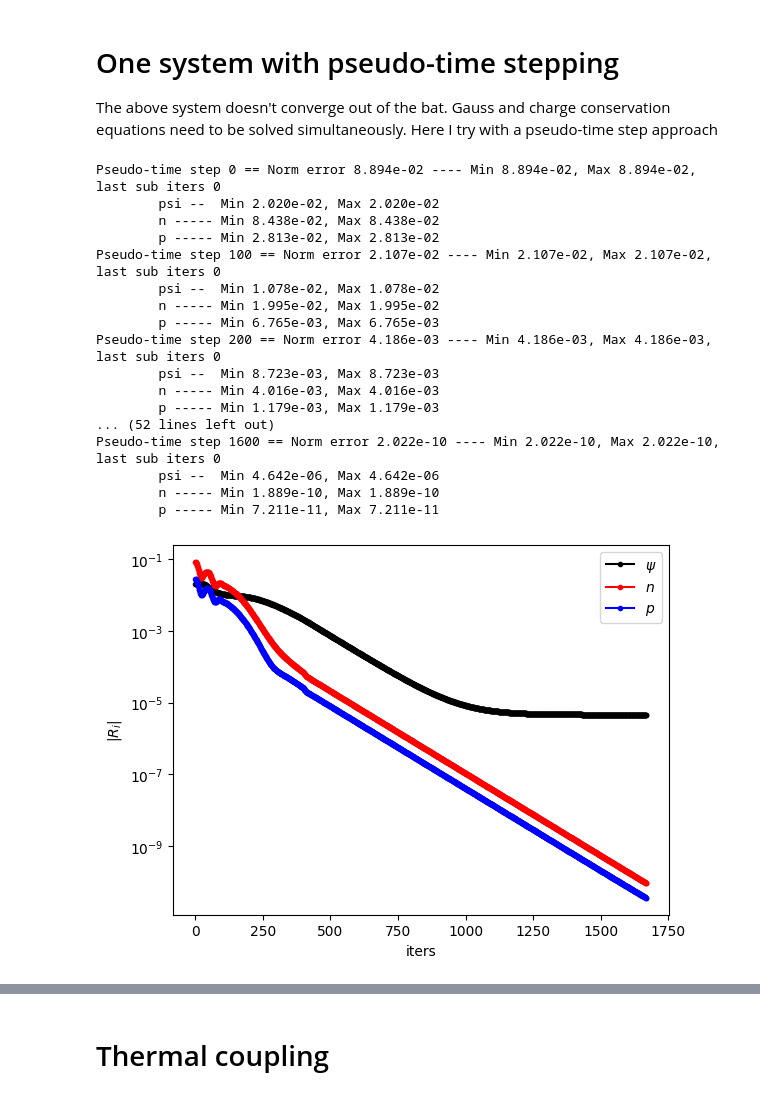
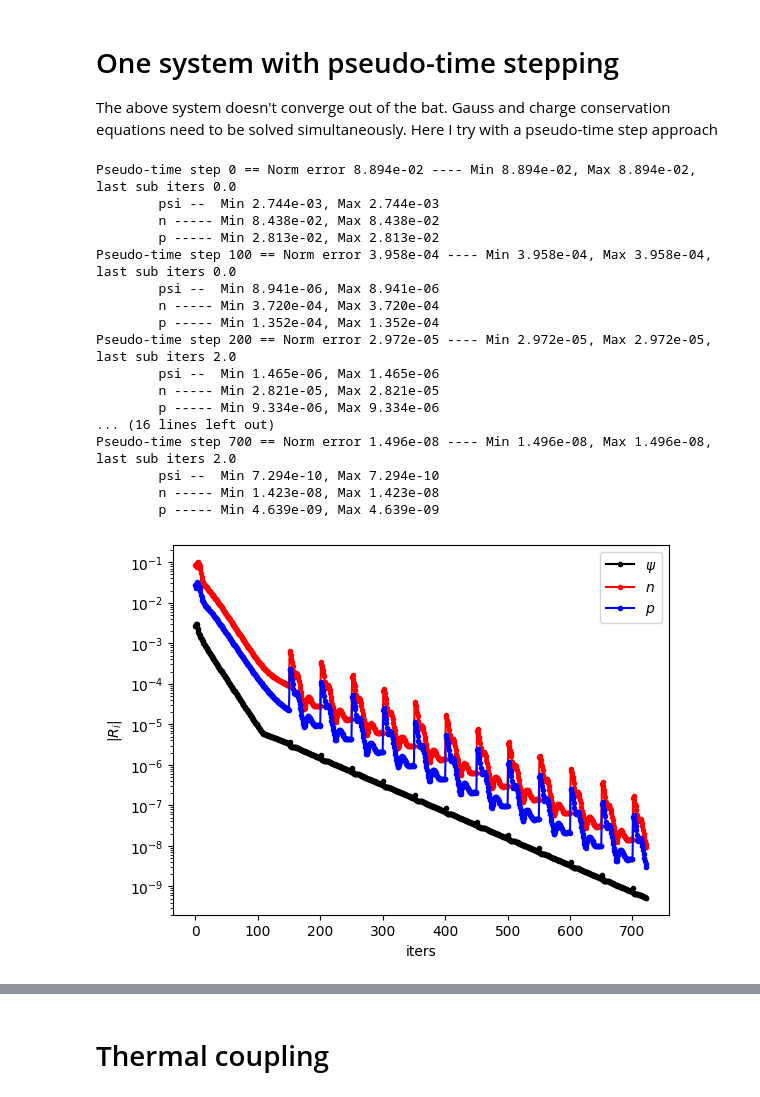
Before and after one commit to marc-flex/charge_notebooks, a Jupyter notebook: 1D_numerics_comparison.ipynb, the cells around one changed output, grey strips where cells are left out. Drawn from its saved outputs; the diff is of its cells as text; code cells hidden in the pictures.

Commit message:
Added convergence acceleratin via pseudo-time scaling with residual

```diff
--- a/1D_numerics_comparison.ipynb
+++ b/1D_numerics_comparison.ipynb
@@ -313,7 +318,7 @@ def compute_source_jacobian_ad(Js, U):
 # %% [markdown]
 ## Initial solution
 # %%
-U = np.zeros(3*N)
+U = np.ones(3*N)
 
 def init_solution(U, is_log = False):
     U.fill(0)
@@ -777,27 +811,28 @@ def solve_pseudo_time(CFL_max = 10, err_max = 1e-9, Nmax = 5000, use_logs = Fals
     return U
 # %%
 pt_time = time.time()
-U_pt = solve_pseudo_time(err_max=1e-10, CFL_max=10, Nmax=10000, use_logs=False)
+# U_pt = solve_pseudo_time(err_max=1e-10, CFL_max=10, Nmax=10000, use_logs=False)
+U_pt = solve_pseudo_time(err_max=1e-8, CFL_max=10, Nmax=2000, use_logs=False)
 pt_time = time.time() - pt_time
 # %% [output]
-Pseudo-time step 0 == Norm error 8.894e-02 ---- Min 8.894e-02, Max 8.894e-02, last sub iters 0
-        psi --  Min 2.020e-02, Max 2.020e-02
+Pseudo-time step 0 == Norm error 8.894e-02 ---- Min 8.894e-02, Max 8.894e-02, last sub iters 0.0
+        psi --  Min 2.744e-03, Max 2.744e-03
         n ----- Min 8.438e-02, Max 8.438e-02
         p ----- Min 2.813e-02, Max 2.813e-02
-Pseudo-time step 100 == Norm error 2.107e-02 ---- Min 2.107e-02, Max 2.107e-02, last sub iters 0
-        psi --  Min 1.078e-02, Max 1.078e-02
-        n ----- Min 1.995e-02, Max 1.995e-02
-        p ----- Min 6.765e-03, Max 6.765e-03
-Pseudo-time step 200 == Norm error 4.186e-03 ---- Min 4.186e-03, Max 4.186e-03, last sub iters 0
-        psi --  Min 8.723e-03, Max 8.723e-03
-        n ----- Min 4.016e-03, Max 4.016e-03
-        p ----- Min 1.179e-03, Max 1.179e-03
-... (52 lines left out)
-Pseudo-time step 1600 == Norm error 2.022e-10 ---- Min 2.022e-10, Max 2.022e-10, last sub iters 0
-        psi --  Min 4.642e-06, Max 4.642e-06
-        n ----- Min 1.889e-10, Max 1.889e-10
-        p ----- Min 7.211e-11, Max 7.211e-11
+Pseudo-time step 100 == Norm error 3.958e-04 ---- Min 3.958e-04, Max 3.958e-04, last sub iters 0.0
+        psi --  Min 8.941e-06, Max 8.941e-06
+        n ----- Min 3.720e-04, Max 3.720e-04
+        p ----- Min 1.352e-04, Max 1.352e-04
+Pseudo-time step 200 == Norm error 2.972e-05 ---- Min 2.972e-05, Max 2.972e-05, last sub iters 2.0
+        psi --  Min 1.465e-06, Max 1.465e-06
+        n ----- Min 2.821e-05, Max 2.821e-05
+        p ----- Min 9.334e-06, Max 9.334e-06
+... (16 lines left out)
+Pseudo-time step 700 == Norm error 1.496e-08 ---- Min 1.496e-08, Max 1.496e-08, last sub iters 2.0
+        psi --  Min 7.294e-10, Max 7.294e-10
+        n ----- Min 1.423e-08, Max 1.423e-08
+        p ----- Min 4.639e-09, Max 4.639e-09
-[figure, old version]
+[figure, new version]
 # %%
 print(f"Jacobi time {jac_time}")
 print(f"Pseudo time step time {pt_time}")
```
Also changed, not shown: parts of 16 cells of this notebook.
